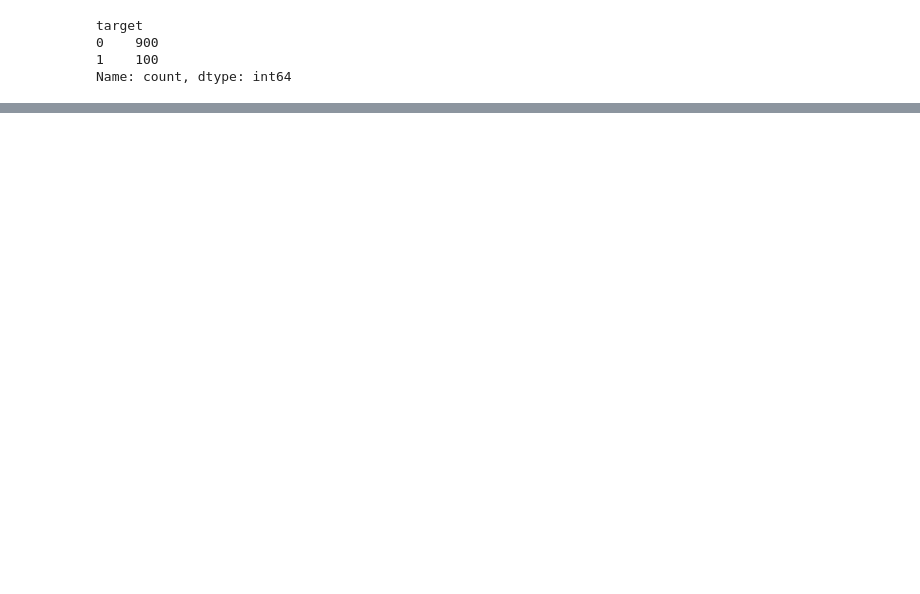
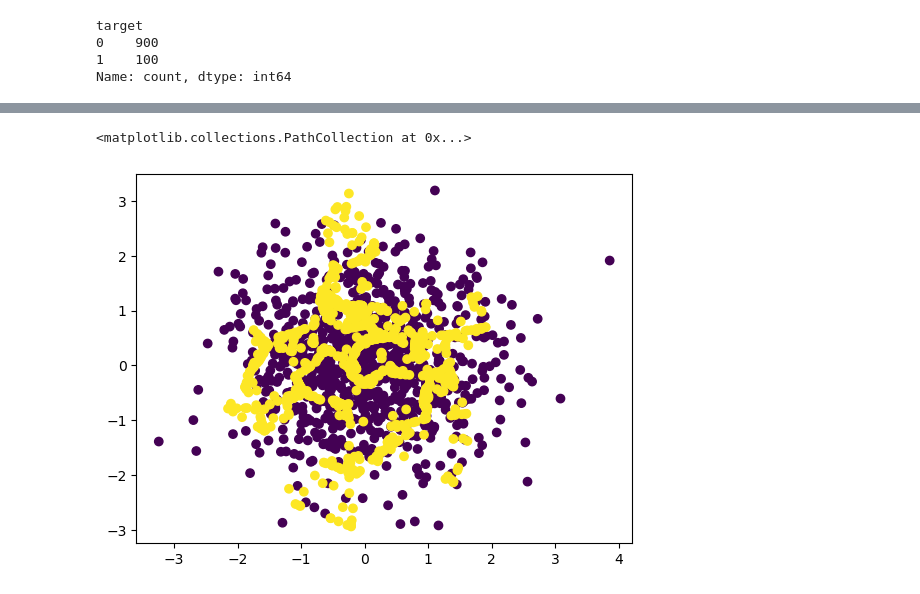
Before and after one commit to zeynepbaydemir/veri_bilimi_ve_makine_ogrenmesi, a Jupyter notebook: DataScience/15-BalancingData.ipynb, the cells around one changed output, grey strips where cells are left out. Saved outputs shown, nothing was run; the diff lists cells and outputs as text; code cells hidden in the pictures; blank space fills up the shorter version.

```diff
--- a/DataScience/15-BalancingData.ipynb
+++ b/DataScience/15-BalancingData.ipynb
@@ -70,0 +197,4 @@ Name: count, dtype: int64
+# %%
+oversample = SMOTE()
+# %%
+(X, y) = oversample.fit_resample(df[["feature_1", "feature_2"]], df["target"])
@@ -70,0 +236,2 @@ Name: count, dtype: int64
+# %%
+oversample_df = pd.concat([X,y],axis=1)
@@ -70,0 +250,5 @@ Name: count, dtype: int64
+# %%
+plt.scatter(oversample_df["feature_1"], oversample_df["feature_2"], c=oversample_df["target"])
+# %% [output]
+<matplotlib.collections.PathCollection at 0x...>
+[figure, added]
```
Also changed, not shown: parts of 28 cells of this notebook, 4 other files.
